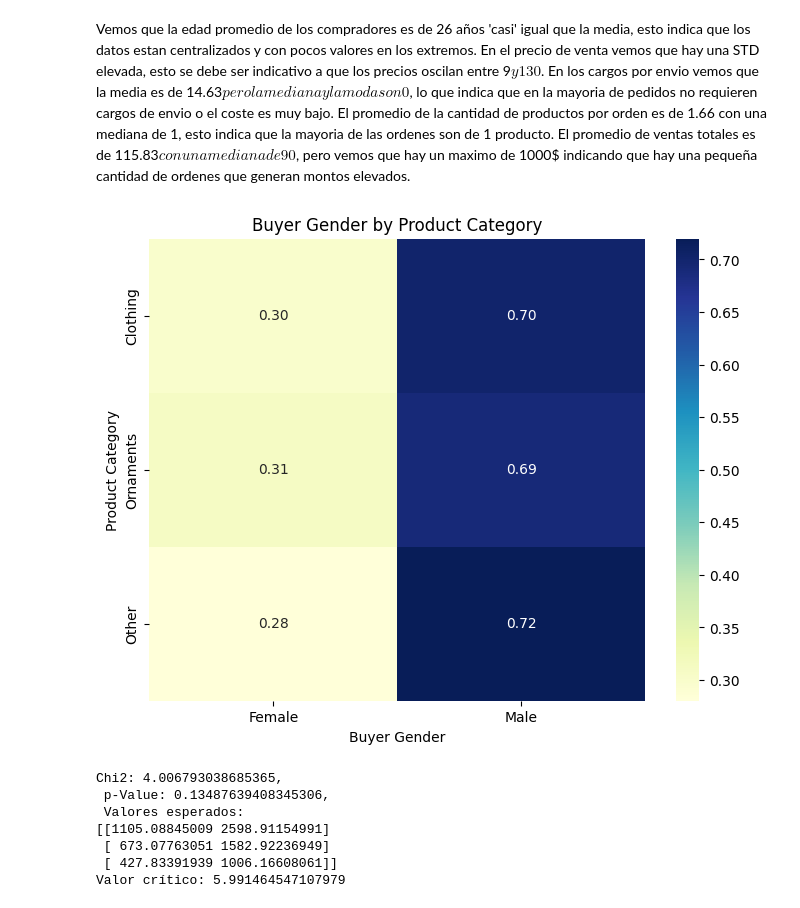
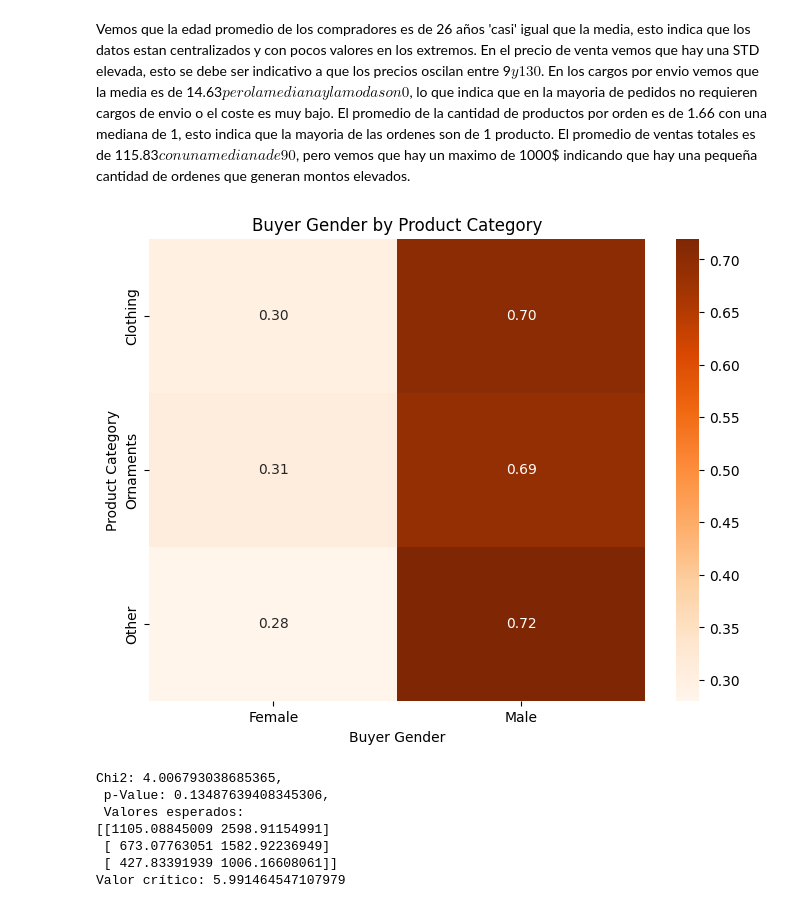
Before and after one commit to abdonrb/Global_Sales_EDA, a Jupyter notebook: notebooks/Data_loading_cleaning.ipynb, the cells around one changed output. Saved outputs shown, nothing was run; the diff lists cells and outputs as text; code cells hidden in the pictures.

```diff
--- a/notebooks/Data_loading_cleaning.ipynb
+++ b/notebooks/Data_loading_cleaning.ipynb
@@ -215,16 +215,16 @@ df.to_csv('Merch_processed.csv',index=0) # Guardamos DataFrame procesado
 # %%
 # 'Product_Category' y 'Buyer_Gender'
 cross_tab = pd.crosstab(df['Product_Category'], df['Buyer_Gender'], normalize='index')  # Proporciones por categoría de producto
 
-# Visualización con heatmap
+# Visualizacion con heatmap
 plt.figure(figsize=(8, 6))
-sns.heatmap(cross_tab, annot=True, cmap="YlGnBu", fmt=".2f")
+sns.heatmap(cross_tab, annot=True, cmap="Oranges", fmt=".2f")
 plt.title("Buyer Gender by Product Category")
 plt.xlabel("Buyer Gender")
 plt.ylabel("Product Category")
 plt.show()
 # %% [output]
-[figure, old version]
+[figure, new version]
 # %%
 # Test CHI2
 
```
Also changed, not shown: 1 other file.
